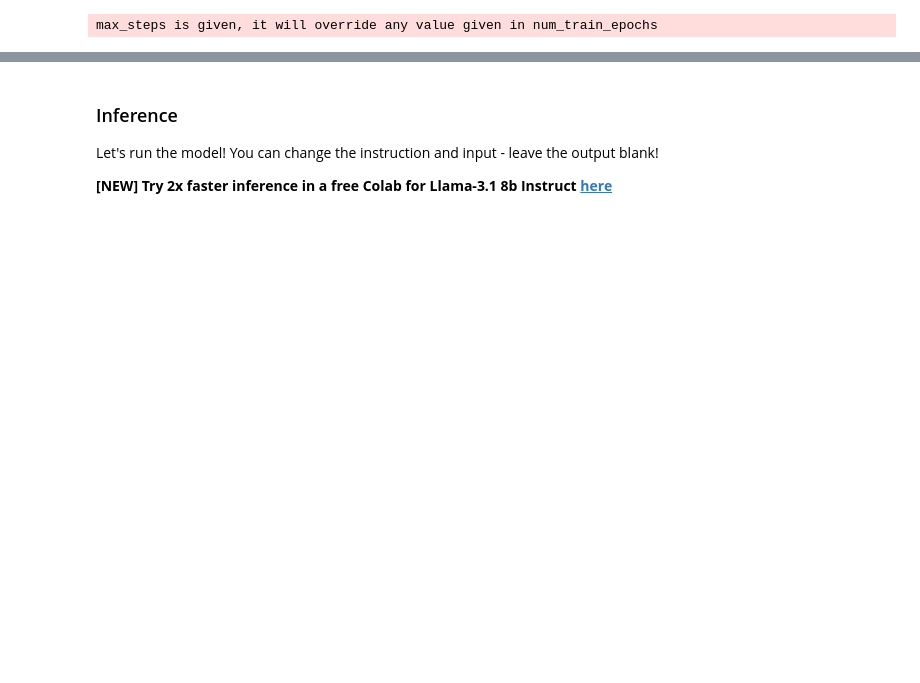
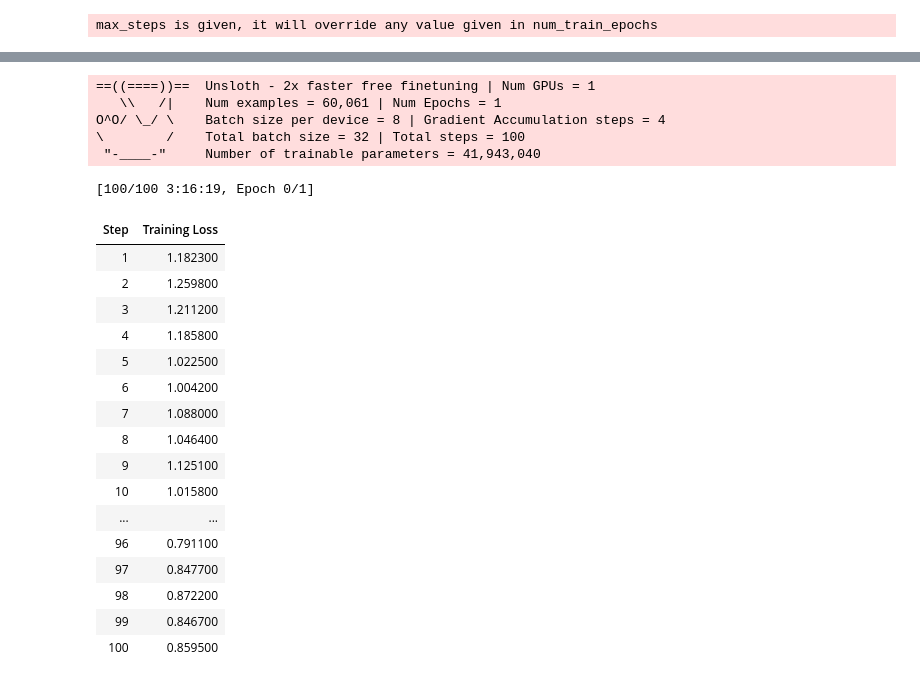
Before and after one commit to steve15963/colab, a Jupyter notebook: fineTuneTest.ipynb, the cells around one changed output, grey strips where cells are left out. Cells and saved outputs as stored; diff of their text form; code cells hidden in the pictures; blank space fills up the shorter version.

```diff
--- a/fineTuneTest.ipynb
+++ b/fineTuneTest.ipynb
@@ -22,0 +11,7 @@ Requirement already satisfied: bitsandbytes in /usr/local/lib/python3.10/dist-pa
+# %%
+from google.colab import drive
+
+#구글 드라이브를 마운트합니다.
+drive.mount('/content/drive')
+
+output_dir = '/content/drive/MyDrive/outputs'
@@ -24,11 +21,10 @@ Requirement already satisfied: bitsandbytes in /usr/local/lib/python3.10/dist-pa
 #파인튜닝 모델 로드
 from unsloth import FastLanguageModel
 import torch
-max_seq_length = 2048 # Choose any! We auto support RoPE Scaling internally!
-dtype = None # None for auto detection. Float16 for Tesla T4, V100, Bfloat16 for Ampere+
-load_in_4bit = True # Use 4bit quantization to reduce memory usage. Can be False.
+max_seq_length = 2048
+dtype = None
+load_in_4bit = True
 
-# 4bit pre quantized models we support for 4x faster downloading + no OOMs.
 fourbit_models = [
     "unsloth/Meta-Llama-3.1-8B-bnb-4bit",      # Llama-3.1 15 trillion tokens model 2x faster!
     "unsloth/Meta-Llama-3.1-8B-Instruct-bnb-4bit",
@@ -38,7 +34,7 @@ fourbit_models = [
     "unsloth/Mistral-Nemo-Instruct-2407-bnb-4bit",
     "unsloth/mistral-7b-v0.3-bnb-4bit",        # Mistral v3 2x faster!
     "unsloth/mistral-7b-instruct-v0.3-bnb-4bit",
-    "unsloth/Phi-3-mini-4k-instruct",          # Phi-3 2x faster!d
+    "unsloth/Phi-3.5-mini-instruct",           # Phi-3.5 2x faster!
     "unsloth/Phi-3-medium-4k-instruct",
     "unsloth/gemma-2-9b-bnb-4bit",
     "unsloth/gemma-2-27b-bnb-4bit",            # Gemma 2x faster!
@@ -46,7 +42,7 @@ fourbit_models = [
 
 model, tokenizer = FastLanguageModel.from_pretrained(
     #위 모델에서 4bit모델이 T4에서 훈련이 가능하므로 호출
-    model_name = "unsloth/Meta-Llama-3.1-8B-bnb-4bit",
+    model_name = fourbit_models[7],
     max_seq_length = max_seq_length,
     dtype = dtype,
     load_in_4bit = load_in_4bit,
@@ -78,6 +74,10 @@ model = FastLanguageModel.get_peft_model(
 # %% [output]
 Unsloth 2024.8 patched 32 layers with 32 QKV layers, 32 O layers and 32 MLP layers.
 # %%
+from huggingface_hub import login
+
+login("")
+
 #명령어 구조
 alpaca_prompt = """Below is an instruction that describes a task, paired with an input that provides further context. Write a response that appropriately completes the request.
 
@@ -107,5 +107,5 @@ pass
 
 from datasets import load_dataset
 #데이터셋 불러오기
-dataset = load_dataset("jojo0217/korean_safe_conversation", split = "train")
+dataset = load_dataset("MarkrAI/KOpen-HQ-Hermes-2.5-60K", split = "train")
 dataset = dataset.map(formatting_prompts_func, batched = True,)
@@ -132,16 +137,14 @@ trainer = SFTTrainer(
     packing = False,
     # 트레이닝 인자
     args = TrainingArguments(
-        #GPU마다의 배치크기
         per_device_train_batch_size = 8,
-        # 배치크기 * gradient_accumulation_steps = 32개씩 학습
         gradient_accumulation_steps = 4,
-        #(learning_tate / warmup_steps) * step = 현재 스탭의 학습률
+        #(learning_tate / warmup_steps) * step = 현재 스탭의 학습률(초기 학습률을 낮게 설정.)
         warmup_steps = 5,
         # 데이터셋을 몇번 학습할건지 epoch
-        num_train_epochs = 1,
+        #num_train_epochs = 3,
         #최대 몇 스탭까지 공부할 것인가?
-        max_steps = 200,
+        max_steps = 150,
         #학습률
         learning_rate = 2e-4,
         fp16 = not is_bfloat16_supported(),
@@ -156,7 +159,7 @@ trainer = SFTTrainer(
         #랜덤성의 seed
         seed = 3407,
         #저장 위치
-        output_dir = "outputs",
+        output_dir = output_dir,
     ),
 )
 # %% [output]
@@ -216,6 +178,0 @@ print(f"Peak reserved memory for training % of max memory = {lora_percentage} %.
-# %% [markdown]
-<a name="Inference"></a>
-### Inference
-Let's run the model! You can change the instruction and input - leave the output blank!
-
-**[NEW] Try 2x faster inference in a free Colab for Llama-3.1 8b Instruct [here](https://colab.research.google.com/drive/1T-YBVfnphoVc8E2E854qF3jdia2Ll2W2?usp=sharing)**
@@ -236,0 +179,33 @@ tokenizer.batch_decode(outputs)
+# %%
+#파인튜닝 시작
+import os
+
+#학습 체크포인트 폴더 유무를 체크합니다.
+if not os.path.exists(output_dir):
+    trainer_stats = trainer.train(resume_from_checkpoint = True)
+else:
+    trainer_stats = trainer.train()
+# %% [output]
+==((====))==  Unsloth - 2x faster free finetuning | Num GPUs = 1
+   \\   /|    Num examples = 60,061 | Num Epochs = 1
+O^O/ \_/ \    Batch size per device = 8 | Gradient Accumulation steps = 4
+\        /    Total batch size = 32 | Total steps = 100
+ "-____-"     Number of trainable parameters = 41,943,040
+[100/100 3:16:19, Epoch 0/1]
+| Step | Training Loss |
+| 1 | 1.182300 |
+| 2 | 1.259800 |
+| 3 | 1.211200 |
+| 4 | 1.185800 |
+| 5 | 1.022500 |
+| 6 | 1.004200 |
+| 7 | 1.088000 |
+| 8 | 1.046400 |
+| 9 | 1.125100 |
+| 10 | 1.015800 |
+| ... | ... |
+| 96 | 0.791100 |
+| 97 | 0.847700 |
+| 98 | 0.872200 |
+| 99 | 0.846700 |
+| 100 | 0.859500 |
```
Also changed, not shown: parts of 11 cells of this notebook.
